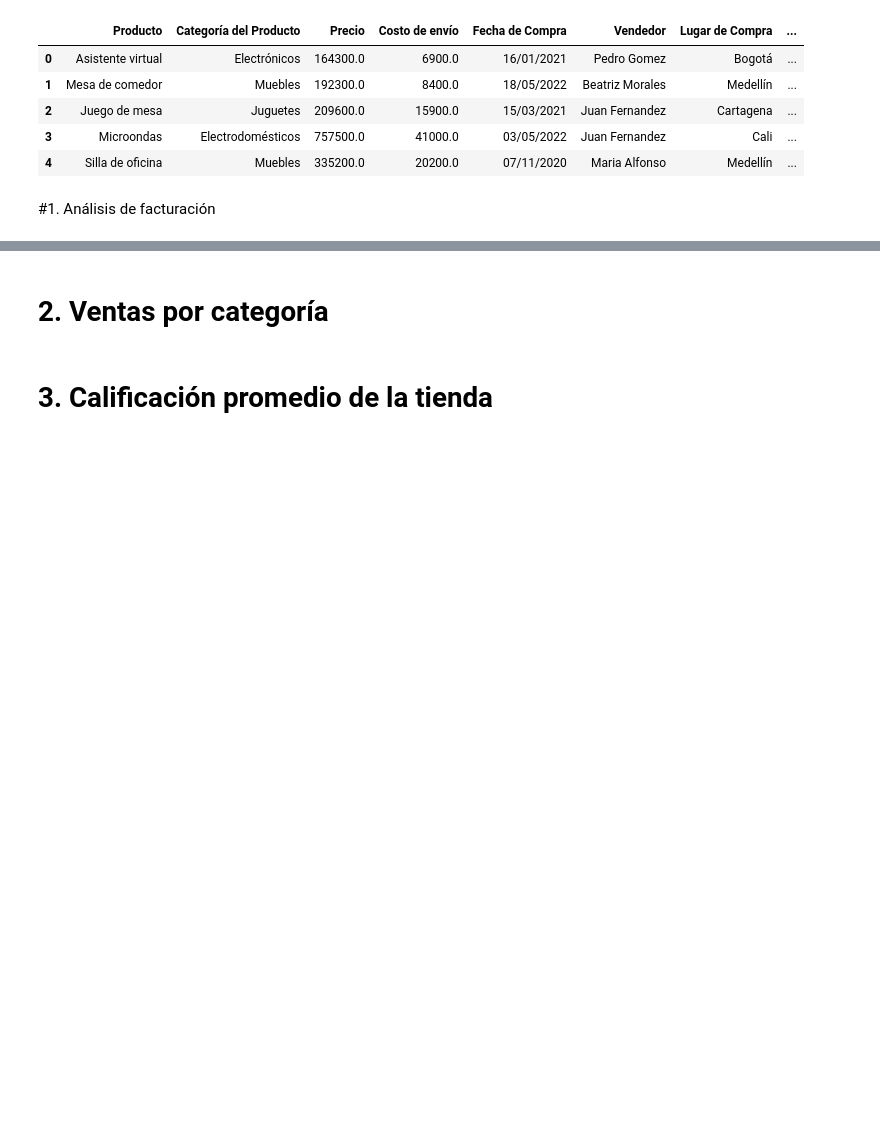
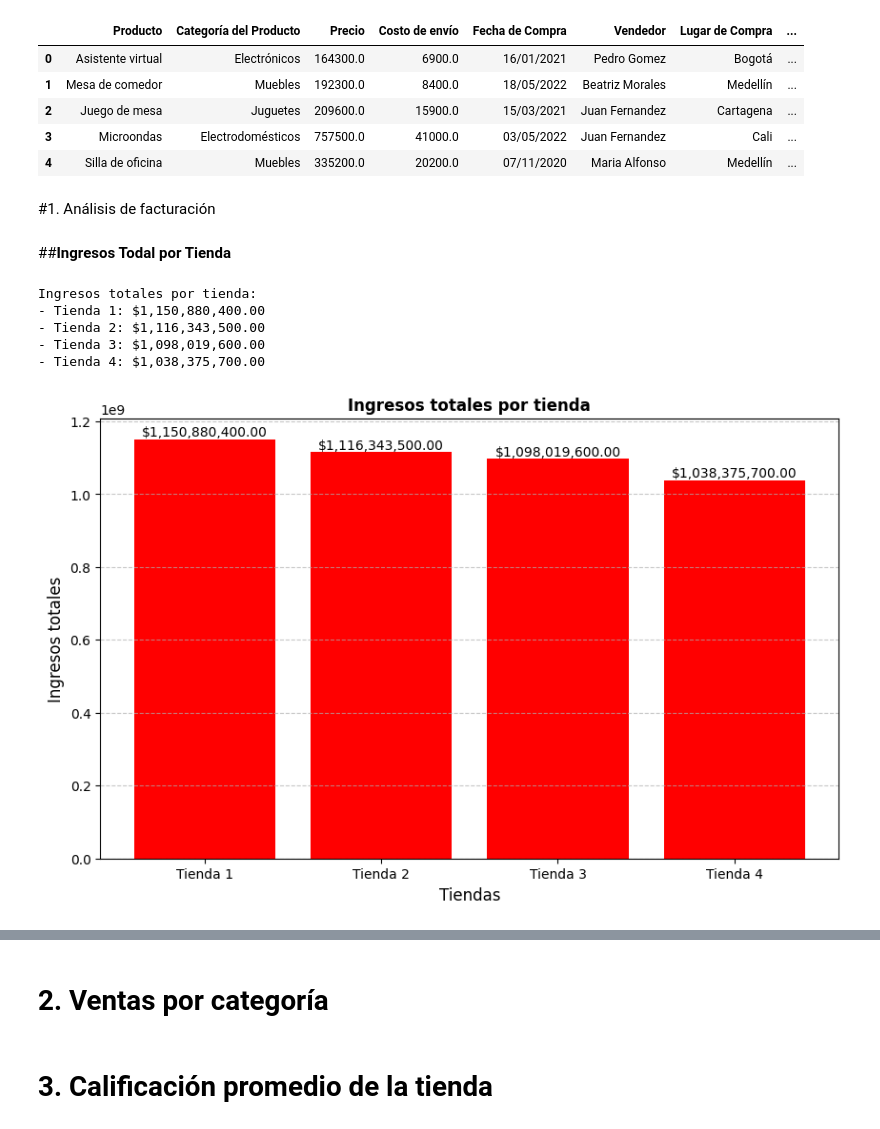
Before and after one commit to maufonseca18/Challenge-Alura-Store-, a Jupyter notebook: AluraStoreLatam.ipynb, the cells around one changed output, grey strips where cells are left out. Drawn from its saved outputs; the diff is of its cells as text; code cells hidden in the pictures; blank space fills up the shorter version.

Commit message:
se importan los datos y se completan los primeros puntos de trello

```diff
--- a/AluraStoreLatam.ipynb
+++ b/AluraStoreLatam.ipynb
@@ -3,6 +3,16 @@
 # %% [markdown]
 ### Importación de datos
 # %%
+import pandas as pd
+
+url = "https://raw.githubusercontent.com/alura-es-cursos/challenge1-data-science-latam/refs/heads/main/base-de-datos-challenge1-latam/tienda_1%20.csv"
+url2 = "https://raw.githubusercontent.com/alura-es-cursos/challenge1-data-science-latam/refs/heads/main/base-de-datos-challenge1-latam/tienda_2.csv"
+url3 = "https://raw.githubusercontent.com/alura-es-cursos/challenge1-data-science-latam/refs/heads/main/base-de-datos-challenge1-latam/tienda_3.csv"
+url4 = "https://raw.githubusercontent.com/alura-es-cursos/challenge1-data-science-latam/refs/heads/main/base-de-datos-challenge1-latam/tienda_4.csv"
+
+tienda = pd.read_csv(url)
+tienda2 = pd.read_csv(url2)
+tienda3 = pd.read_csv(url3)
 import pandas as pd
 
 url = "https://raw.githubusercontent.com/alura-es-cursos/challenge1-data-science-latam/refs/heads/main/base-de-datos-challenge1-latam/tienda_1%20.csv"
@@ -15,6 +25,8 @@ tienda2 = pd.read_csv(url2)
 tienda3 = pd.read_csv(url3)
 tienda4 = pd.read_csv(url4)
 
+df= pd.concat([tienda, tienda2, tienda3, tienda4], ignore_index=True)
+
 tienda.head()
 # %% [output]
 |  | Producto | Categoría del Producto | Precio | Costo de envío | Fecha de Compra | Vendedor | Lugar de Compra | ... |
@@ -25,3 +37,45 @@ tienda.head()
 | 4 | Silla de oficina | Muebles | 335200.0 | 20200.0 | 07/11/2020 | Maria Alfonso | Medellín | ... |
 # %% [markdown]
 #1. Análisis de facturación
+# %% [markdown]
+##**Ingresos Todal por Tienda**
+# %%
+import pandas as pd
+urls = {
+    'Tienda 1': "https://raw.githubusercontent.com/alura-es-cursos/challenge1-data-science-latam/main/base-de-datos-challenge1-latam/tienda_1%20.csv",
+    'Tienda 2': "https://raw.githubusercontent.com/alura-es-cursos/challenge1-data-science-latam/main/base-de-datos-challenge1-latam/tienda_2.csv",
+    'Tienda 3': "https://raw.githubusercontent.com/alura-es-cursos/challenge1-data-science-latam/main/base-de-datos-challenge1-latam/tienda_3.csv",
+    'Tienda 4': "https://raw.githubusercontent.com/alura-es-cursos/challenge1-data-science-latam/main/base-de-datos-challenge1-latam/tienda_4.csv"
+}
+ingresos = {}
+for nombre, url in urls.items():
+    df = pd.read_csv(url)
+    ingresos[nombre] = df['Precio'].sum()
+
+
+print("Ingresos totales por tienda:")
+for tienda, total in ingresos.items():
+    print(f"- {tienda}: ${total:,.2f}")  # Formato con separadores de miles
+# %% [output]
+Ingresos totales por tienda:
+- Tienda 1: $1,150,880,400.00
+- Tienda 2: $1,116,343,500.00
+- Tienda 3: $1,098,019,600.00
+- Tienda 4: $1,038,375,700.00
+# %%
+import matplotlib.pyplot as plt
+plt.figure(figsize=(10,6))
+bars= plt.bar(ingresos.keys(),ingresos.values(),color= 'Red')
+plt.title('Ingresos totales por tienda', fontweight= 'bold')
+plt.xlabel('Tiendas', fontsize=12)
+plt.ylabel('Ingresos totales', fontsize=12)
+plt.grid(axis= 'y', linestyle= '--', alpha= 0.7)
+
+for bar in bars:
+  heigth = bar.get_height()
+  plt.text(bar.get_x() + bar.get_width()/2., heigth,
+           f'${heigth:,.2f}', ha='center', va='bottom', fontsize=10)
+
+plt.show()
+# %% [output]
+[figure, added]
```
Also changed, not shown: parts of 2 cells of this notebook.
